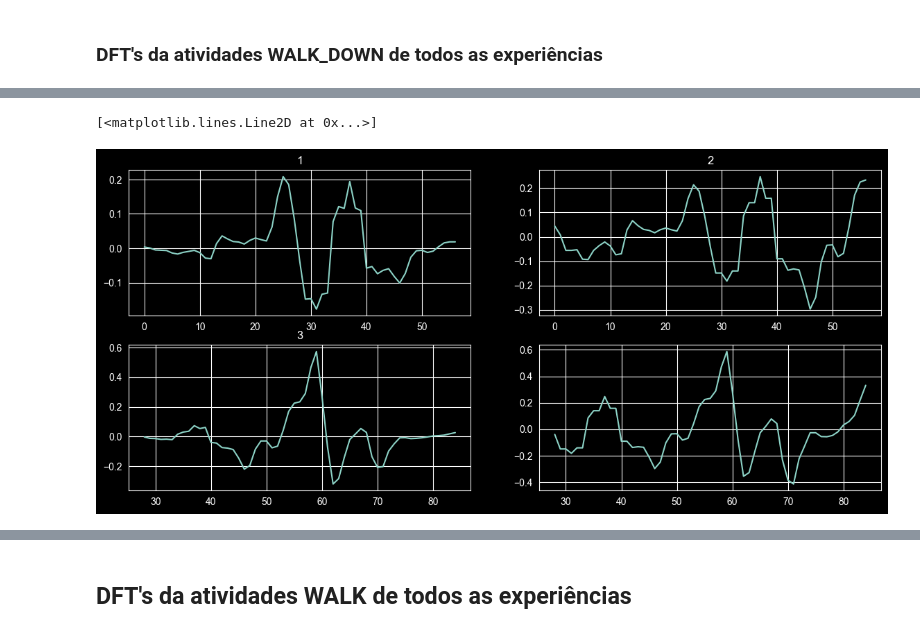
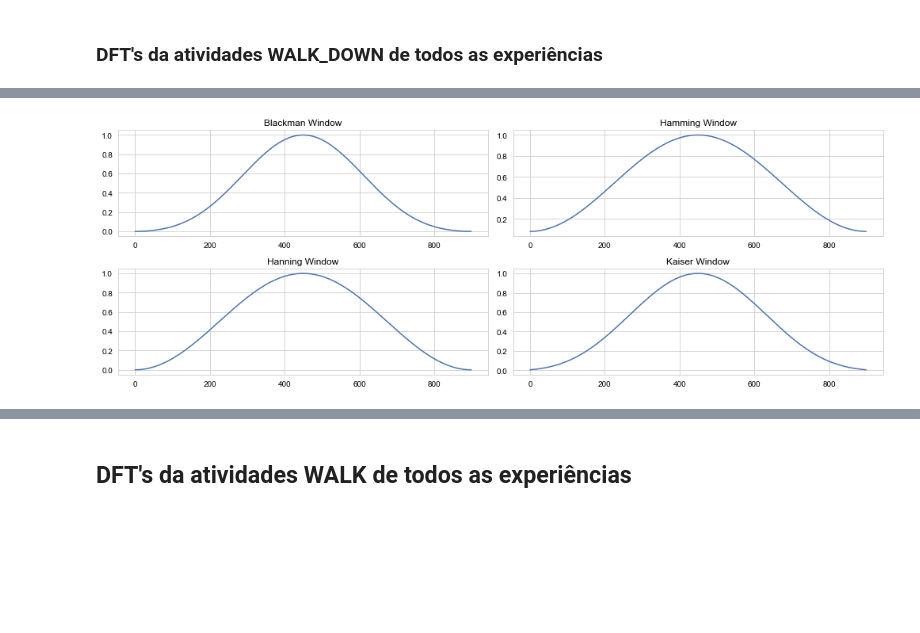
Before and after one commit to joelpoliveira/ProjetoATD, a Jupyter notebook: Main/Joel_main.ipynb, the cells around one changed output, grey strips where cells are left out. Cells and saved outputs as stored; diff of their text form; code cells hidden in the pictures; blank space fills up the shorter version.

Commit message:
commit dark mode

```diff
--- a/Main/Joel_main.ipynb
+++ b/Main/Joel_main.ipynb
@@ -16,11 +16,14 @@ import scipy as sy
 from numpy.fft import fft, fftshift
 import seaborn as sns
 import matplotlib
-sns.set_style("darkgrid")
-plt.style.use('dark_background')
-plt.style.reload_library()
 
-#sns.color_palette("magma")
+#Colocar a False para gráficos claros (concordância com theme branco do jupyter)
+sns.set_style("whitegrid")
+dark_background = False
+if dark_background:
+    sns.set_palette("Paired")
+else:
+    sns.set_palette("deep")
 # %% [markdown]
 ### Ler dados do acelerómetro para variável
 ##### userA_expB (Experiência B do Sujeito A)
@@ -967,8 +961,9 @@ lie_stand_user4_2_detrended = detrend_user_walk(lie_stand_user4_2)
 # %% [markdown]
 ### DFT's da atividades WALK_DOWN de todos as experiências
 # %%
-size = 1024
+uteste = walks_user3_2[1]
+size = len(uteste)
 bwindow = np.blackman(size)
 hmwindow = np.hamming(size)
 hnwindow = signal.windows.hann(size)
-bhwindow = signal.windows.blackmanharris(size)
+kwindow = signal.windows.kaiser(size, 7)
@@ -997,20 +970,35 @@ plt.tight_layout()
-# %%
-plt.figure(figsize=(14,6))
-
-window = np.hamming( len ( walks_user1_1_detrended[0][:57] ) )
-plt.subplot(221)
-plt.plot(walks_user1_1_detrended[0]['X'][:57]*window)
-plt.title("1")
-
-plt.subplot(222)
-plt.plot(walks_user1_1_detrended[0]['X'][:57])
-plt.title("2")
-
-plt.subplot(223)
-plt.plot(walks_user1_1_detrended[0]['X'][28:57+28]*window)
-plt.title("3")
-plt.subplot(224)
-plt.plot(walks_user1_1_detrended[0]['X'][28:57+28])
-# %% [output]
-[<matplotlib.lines.Line2D at 0x...>]
-[figure, removed]
+# %%
+fig = plt.figure(figsize=(14,5), facecolor = 'black' if dark_background else 'white')
+
+ax = plt.subplot(221)
+plt.plot(bwindow)
+plt.title("Blackman Window", color = 'white' if dark_background else 'black')
+plt.tick_params(axis='x', colors='white' if dark_background else 'black')
+plt.tick_params(axis='y', colors='white' if dark_background else 'black')
+ax.set_facecolor("black" if dark_background else 'white')
+
+
+ax = plt.subplot(222)
+plt.plot(hmwindow)
+plt.title("Hamming Window", color = 'white' if dark_background else 'black')
+plt.tick_params(axis='x', colors='white' if dark_background else 'black')
+plt.tick_params(axis='y', colors='white' if dark_background else 'black')
+ax.set_facecolor("black" if dark_background else 'white')
+
+ax = plt.subplot(223)
+plt.plot(hnwindow)
+plt.title("Hanning Window", color = 'white' if dark_background else 'black')
+plt.tick_params(axis='x', colors='white' if dark_background else 'black')
+plt.tick_params(axis='y', colors='white' if dark_background else 'black')
+ax.set_facecolor("black" if dark_background else 'white')
+
+ax = plt.subplot(224)
+plt.plot(kwindow)
+plt.title("Kaiser Window", color = 'white' if dark_background else 'black')
+plt.tick_params(axis='x', colors='white' if dark_background else 'black')
+plt.tick_params(axis='y', colors='white' if dark_background else 'black')
+ax.set_facecolor("black" if dark_background else 'white')
+
+plt.tight_layout()
+# %% [output]
+[figure, added]
```
Also changed, not shown: parts of 30 cells of this notebook.
